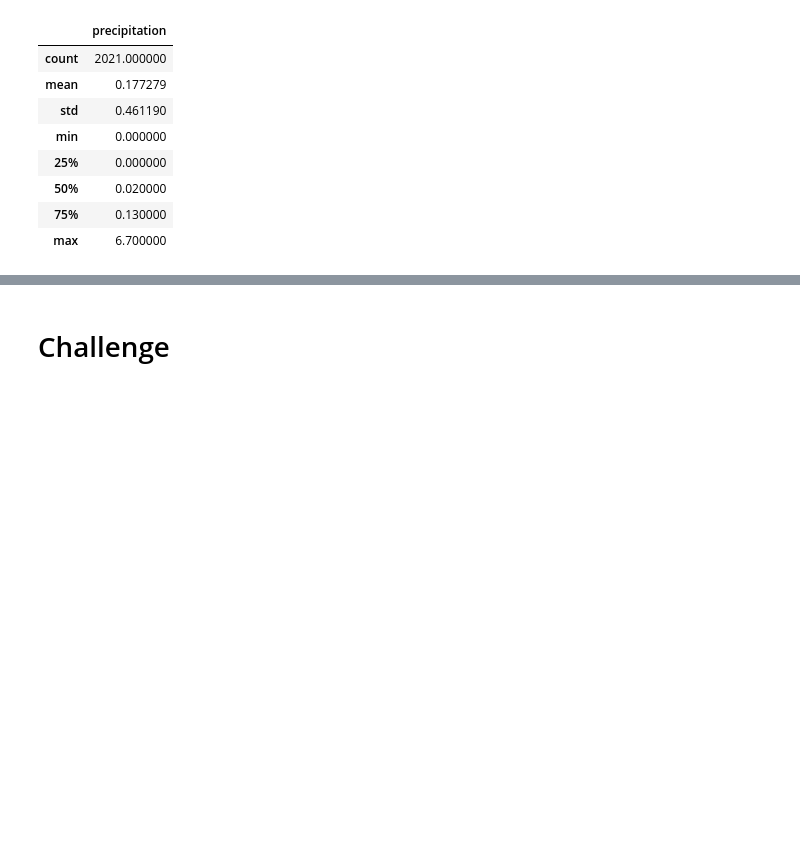
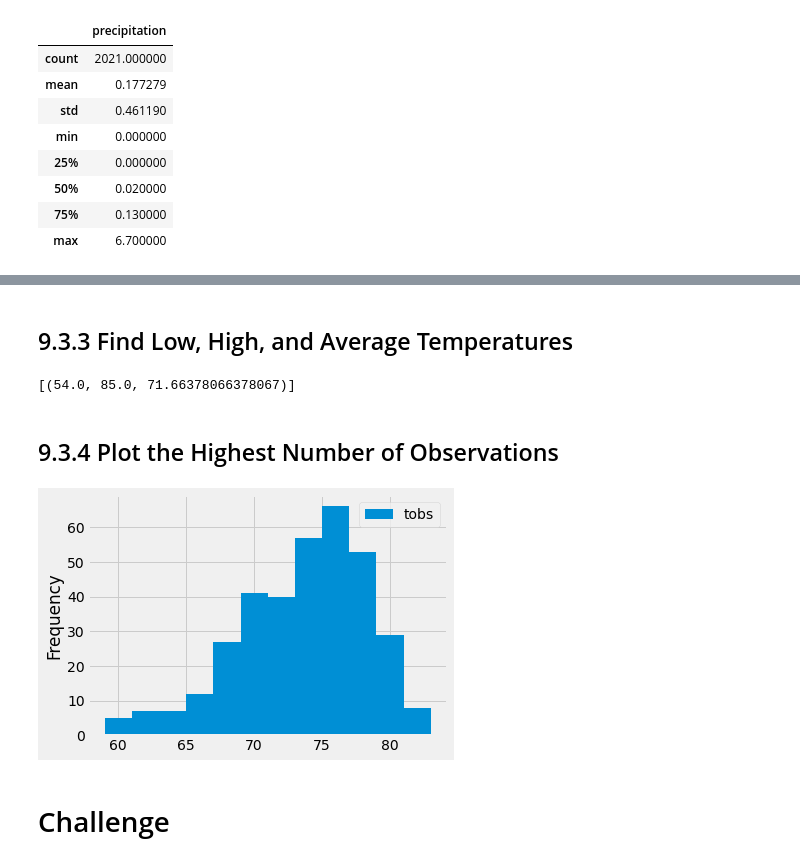
Before and after one commit to smyoung88/surfs_up, a Jupyter notebook: climate_analysis.ipynb, the cells around one changed output, grey strips where cells are left out. Drawn from its saved outputs; the diff is of its cells as text; code cells hidden in the pictures; blank space fills up the shorter version.

```diff
--- a/climate_analysis.ipynb
+++ b/climate_analysis.ipynb
@@ -107,9 +126,32 @@ df.describe()
+# %% [markdown]
+## 9.3.3 Find Low, High, and Average Temperatures
 # %%
 # Using the station id from the previous query, calculate the lowest temperature recorded,
-# highest temperature recorded, and average temperature most active station?
+# highest temperature recorded, and average temperature for the most active station
+session.query(func.min(Measurement.tobs), func.max(Measurement.tobs), func.avg(Measurement.tobs)).\
+filter(Measurement.station == 'USC00519281').all()
+# %% [output]
+[(54.0, 85.0, 71.66378066378067)]
+# %% [markdown]
+## 9.3.4 Plot the Highest Number of Observations
 # %%
 # Choose the station with the highest number of temperature observations.
 # Query the last 12 months of temperature observation data for this station and plot the results as a histogram
+results = session.query(Measurement.tobs).\
+filter(Measurement.station == 'USC00519281').\
+filter(Measurement.date >= prev_year).all()
+
+#print(results)
+
+# Conver list to a dataframe
+df = pd.DataFrame(results, columns=['tobs'])
+#print(df)
+
+# Create histogram to visualize the dataset
+df.plot.hist(bins=12)
+plt.tight_layout()
+# %% [output]
+[figure, added]
 # %%
 # Write a function called `calc_temps` that will accept start date and end date in the format '%Y-%m-%d'
 # and return the minimum, average, and maximum temperatures for that range of dates
```
Also changed, not shown: parts of 4 cells of this notebook.
